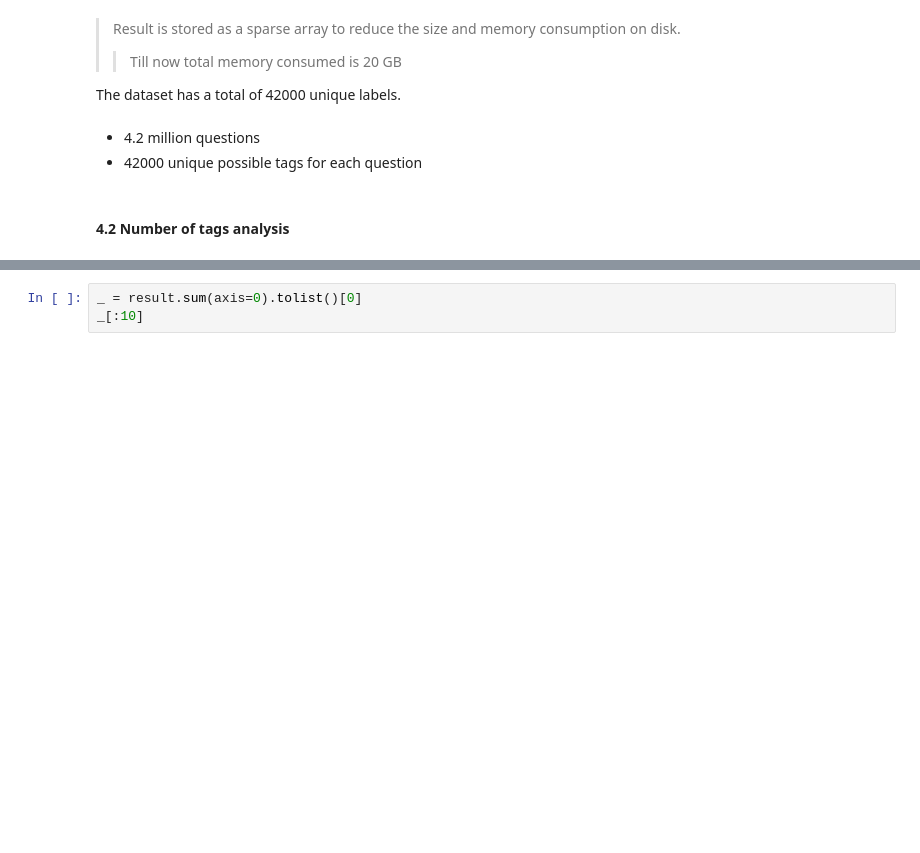
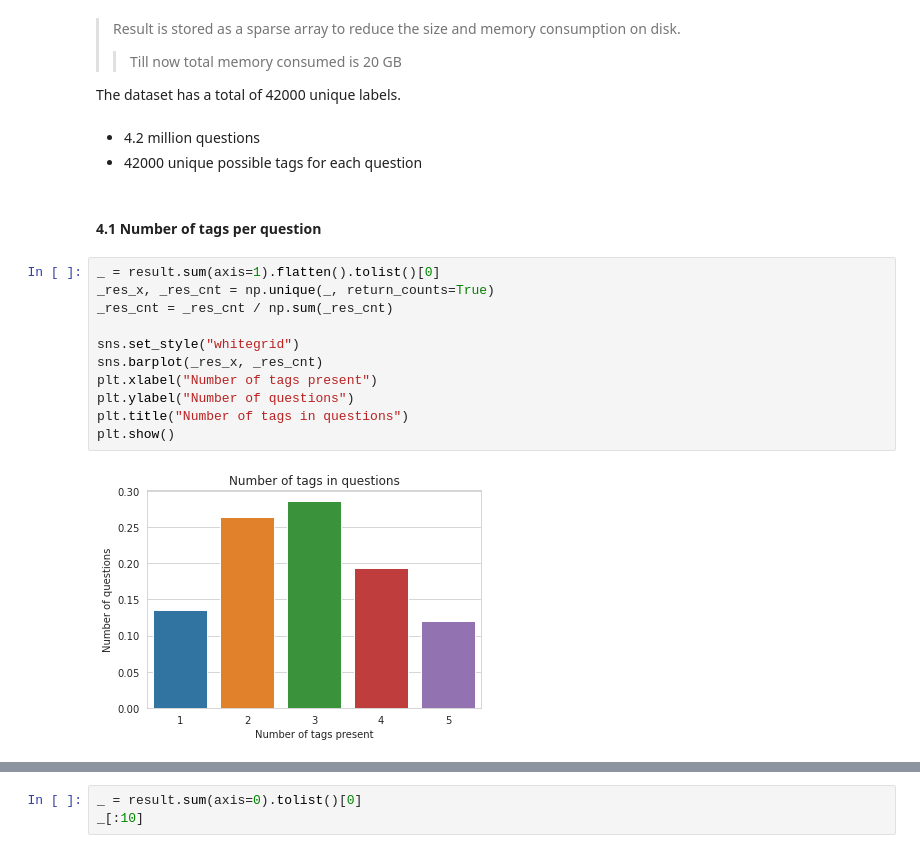
Before and after one commit to k-pulkit/Keywork-Extraction-Kaggle-Stackoverflow, a Jupyter notebook: notebooks/DataExploration.ipynb, the cells around one changed output, grey strips where cells are left out. Cells and saved outputs as stored; diff of their text form; blank space fills up the shorter version.

```diff
--- a/notebooks/DataExploration.ipynb
+++ b/notebooks/DataExploration.ipynb
@@ -298,4 +310,17 @@ The dataset has a total of 42000 unique labels.
 - 4.2 million questions
 - 42000 unique possible tags for each question
 # %% [markdown]
-#### 4.2 Number of tags analysis
+#### 4.1 Number of tags per question
+# %%
+_ = result.sum(axis=1).flatten().tolist()[0]
+_res_x, _res_cnt = np.unique(_, return_counts=True)
+_res_cnt = _res_cnt / np.sum(_res_cnt)
+
+sns.set_style("whitegrid")
+sns.barplot(_res_x, _res_cnt)
+plt.xlabel("Number of tags present")
+plt.ylabel("Number of questions")
+plt.title("Number of tags in questions")
+plt.show()
+# %% [output]
+[figure, added]
```
Also changed, not shown: parts of 8 cells of this notebook, 4 other files.
